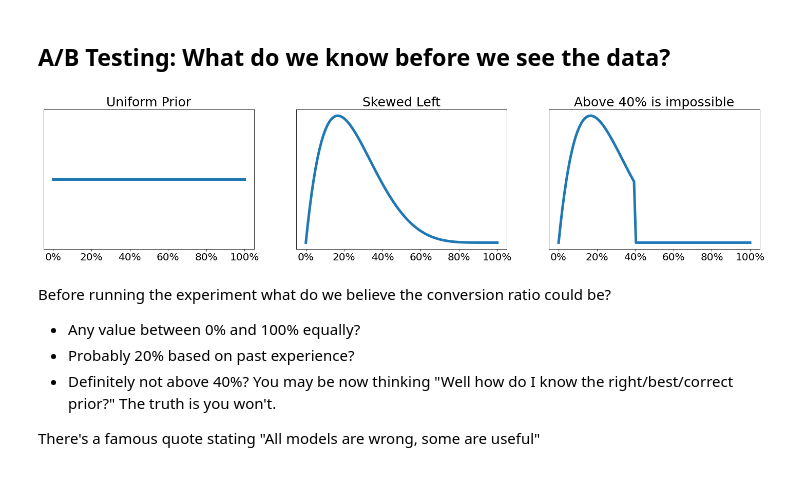
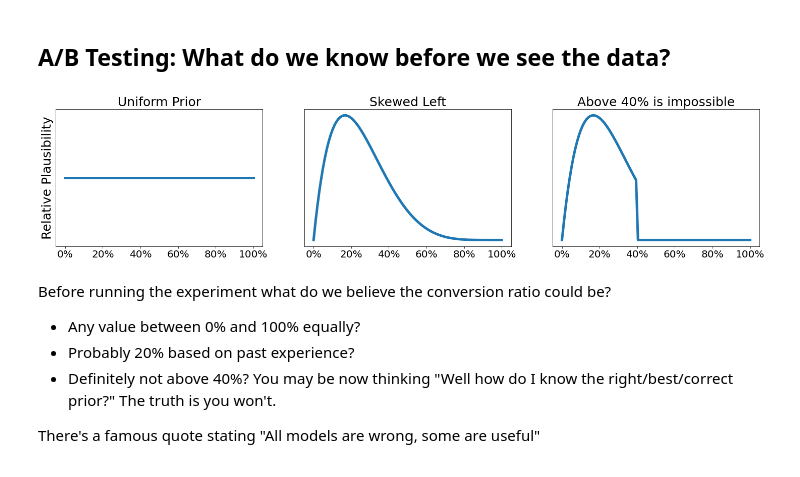
Before and after one commit to AlexAndorra/notebooks-experiments, a Jupyter notebook: 4_Bayes_Rule/Bayes_Rule_All.ipynb, the cells around one changed output. Cells and saved outputs as stored; diff of their text form; code cells hidden in the pictures.

```diff
--- a/4_Bayes_Rule/Bayes_Rule_All.ipynb
+++ b/4_Bayes_Rule/Bayes_Rule_All.ipynb
@@ -115,34 +115,35 @@ import matplotlib.ticker as mtick
 
 def priors(labels):
     fig, axes = plt.subplots(1, 3, figsize=(25,5))
 
     x = np.linspace(0,1,100)
 
     unif = stats.uniform(0,1)
     axes[0].plot(x, unif.pdf(x), lw=5)
     axes[0].set_title(labels[0], fontsize=25)
 
     beta = stats.beta(2,6)
     axes[1].plot(x, beta.pdf(x), lw=5)
     axes[1].set_title(labels[1], fontsize=25)
 
 
     truncated = stats.beta(4,12)
     pdf = beta.pdf(x)
     pdf[x>.4] = 0
     axes[2].plot(x, pdf, lw=5)
     axes[2].set_title(labels[2], fontsize=25)
 
     for ax in axes:
         ax.set_yticks([])
         ax.xaxis.set_major_formatter(mtick.PercentFormatter(1.0))
         ax.tick_params(axis="x", labelsize=20)
+    axes[0].set_ylabel("Relative Plausibility", fontsize=25)
     return
 
 labels = ["Uniform Prior", "Skewed Left", "Above 40% is impossible"]
 priors(labels)
 # %% [output]
-[figure, old version]
+[figure, new version]
 # %% [markdown]
 Before running the experiment what do we believe the conversion ratio could be?
 
```
Also changed, not shown: parts of 9 cells of this notebook.
